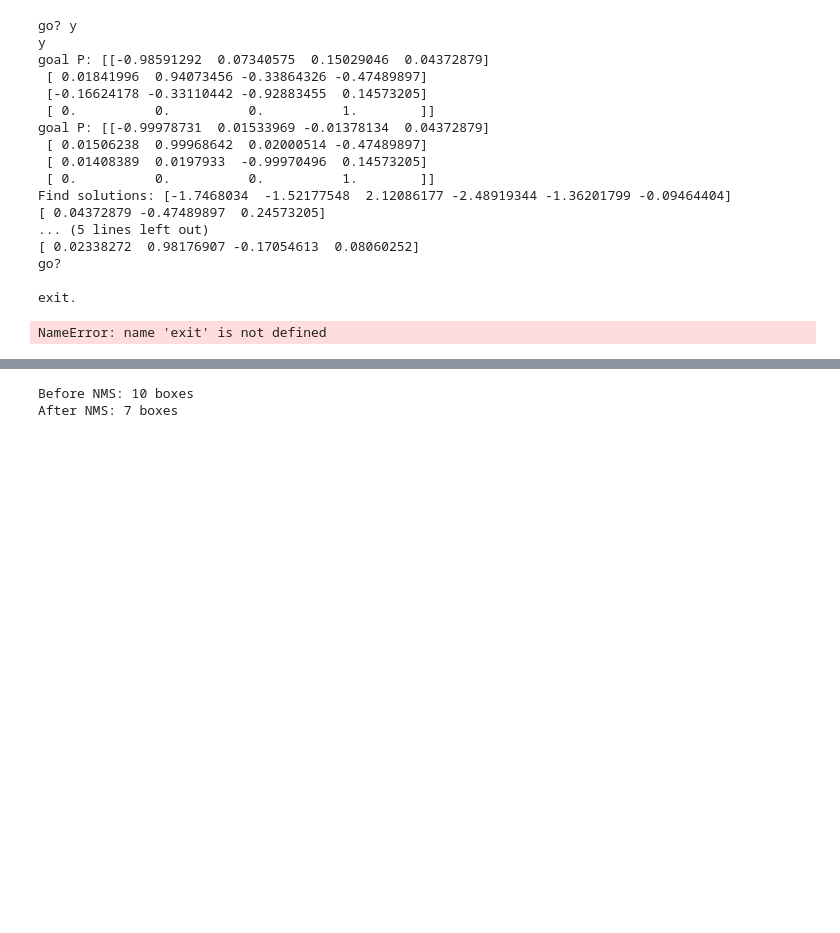
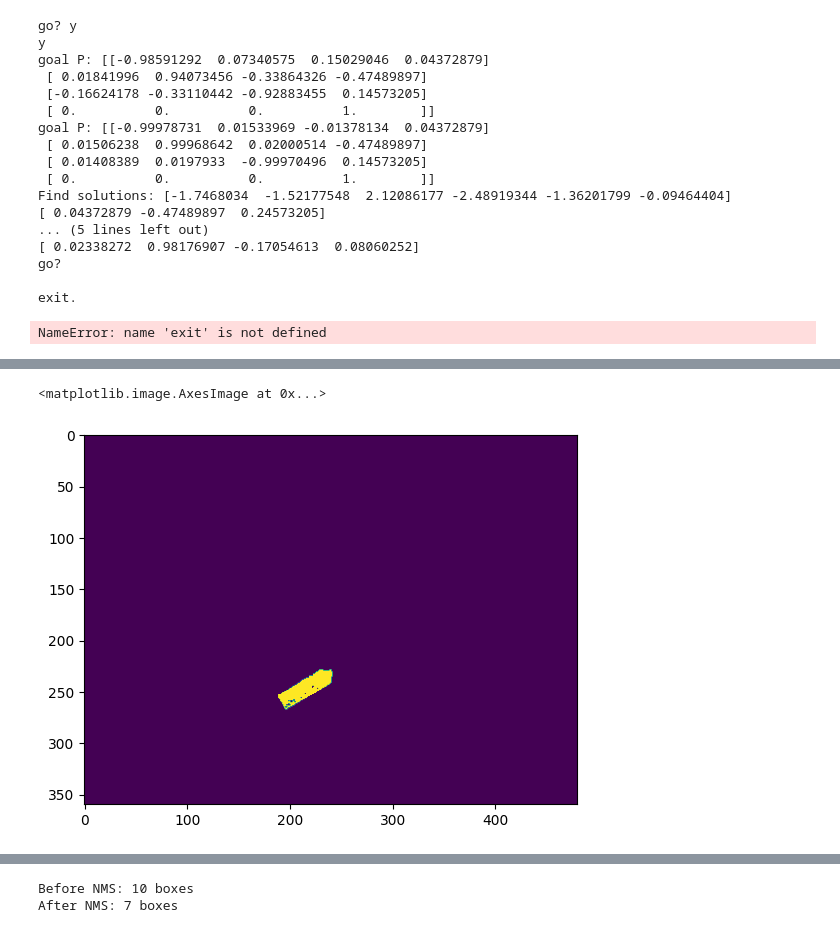
Before and after one commit to hogunkee/TSMCTS, a Jupyter notebook: realrobot/Test.ipynb, the cells around one changed output, grey strips where cells are left out. Drawn from its saved outputs; the diff is of its cells as text; code cells hidden in the pictures; blank space fills up the shorter version.

```diff
--- a/realrobot/Test.ipynb
+++ b/realrobot/Test.ipynb
@@ -366,0 +334,5 @@ for x in renderer.objectPatches:
+# %%
+plt.imshow(env.current_obs['segmentation']==10)
+# %% [output]
+<matplotlib.image.AxesImage at 0x...>
+[figure, added]
```
Also changed, not shown: parts of 56 cells of this notebook, 6 other files.
